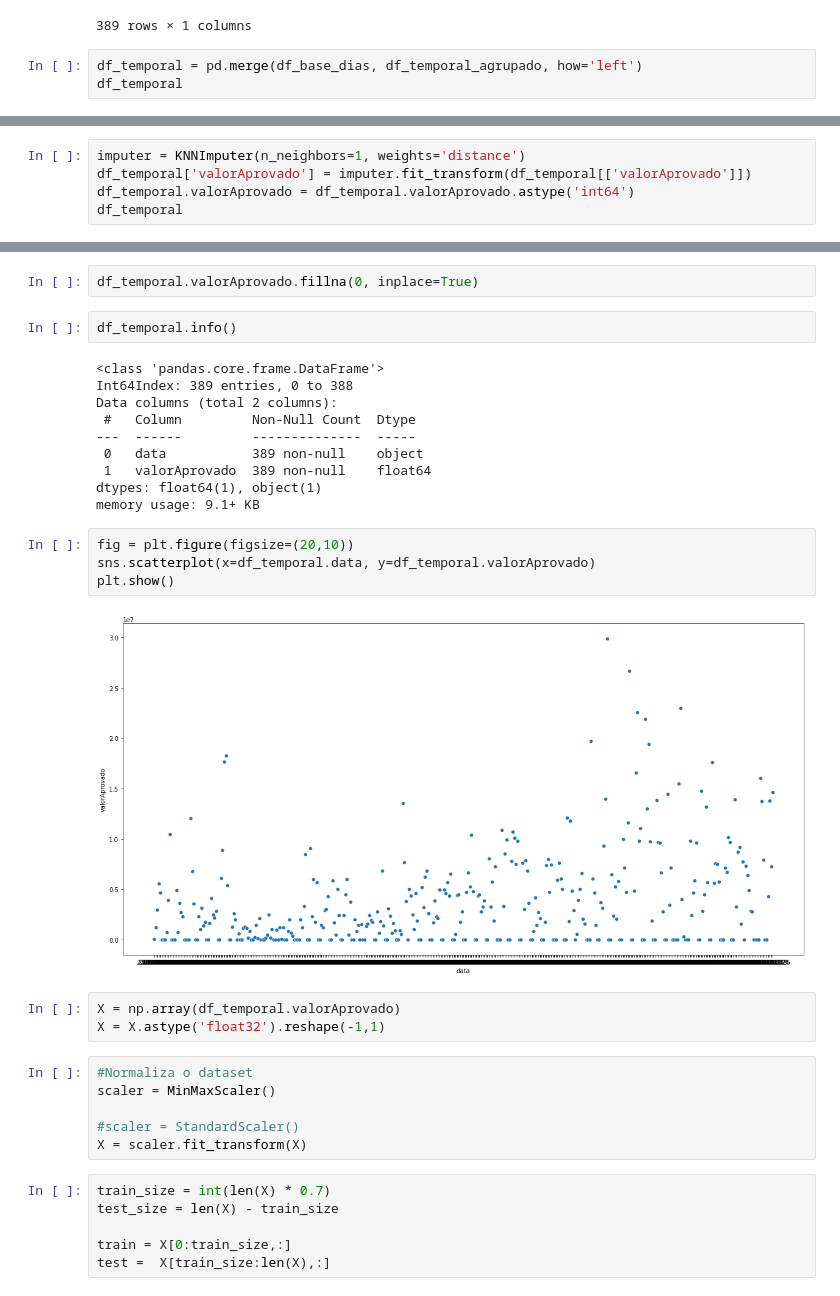
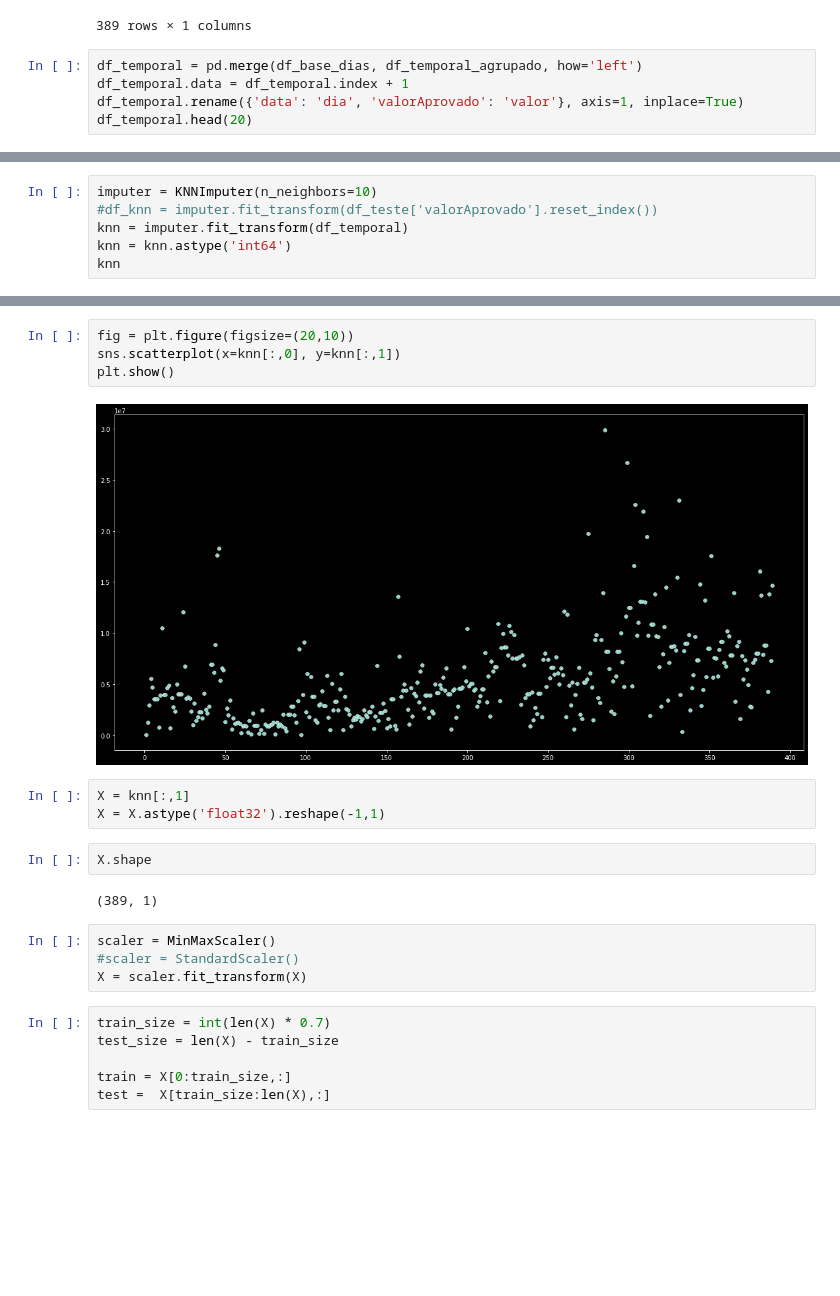
Before and after one commit to hgf777-br/trabalho-final-bootcamp, a Jupyter notebook: Ex4-hgf.ipynb, the cells around one changed output, grey strips where cells are left out. Drawn from its saved outputs; the diff is of its cells as text; blank space fills up the shorter version.

```diff
--- a/Ex4-hgf.ipynb
+++ b/Ex4-hgf.ipynb
@@ -118,5 +133,7 @@ df_base_dias
 389 rows × 1 columns
 # %%
 df_temporal = pd.merge(df_base_dias, df_temporal_agrupado, how='left')
-df_temporal
+df_temporal.data = df_temporal.index + 1
+df_temporal.rename({'data': 'dia', 'valorAprovado': 'valor'}, axis=1, inplace=True)
+df_temporal.head(20)
 # %% [output]
@@ -152,6 +169,7 @@ plt.show()
 # %%
-imputer = KNNImputer(n_neighbors=1, weights='distance')
-df_temporal['valorAprovado'] = imputer.fit_transform(df_temporal[['valorAprovado']])
-df_temporal.valorAprovado = df_temporal.valorAprovado.astype('int64')
-df_temporal
+imputer = KNNImputer(n_neighbors=10)
+#df_knn = imputer.fit_transform(df_teste['valorAprovado'].reset_index())
+knn = imputer.fit_transform(df_temporal)
+knn = knn.astype('int64')
+knn
 # %% [output]
@@ -171,30 +193,18 @@ df_temporal
-# %%
-df_temporal.valorAprovado.fillna(0, inplace=True)
-# %%
-df_temporal.info()
-# %% [output]
-<class 'pandas.core.frame.DataFrame'>
-Int64Index: 389 entries, 0 to 388
-Data columns (total 2 columns):
- #   Column         Non-Null Count  Dtype
----  ------         --------------  -----
- 0   data           389 non-null    object
- 1   valorAprovado  389 non-null    float64
-dtypes: float64(1), object(1)
-memory usage: 9.1+ KB
 # %%
 fig = plt.figure(figsize=(20,10))
-sns.scatterplot(x=df_temporal.data, y=df_temporal.valorAprovado)
+sns.scatterplot(x=knn[:,0], y=knn[:,1])
 plt.show()
 # %% [output]
-[figure, old version]
+[figure, new version]
 # %%
-X = np.array(df_temporal.valorAprovado)
+X = knn[:,1]
 X = X.astype('float32').reshape(-1,1)
+# %%
+X.shape
+# %% [output]
+(389, 1)
 # %%
-#Normaliza o dataset
 scaler = MinMaxScaler()
-
 #scaler = StandardScaler()
 X = scaler.fit_transform(X)
 # %%
```
Also changed, not shown: parts of 20 cells of this notebook, 3 other files.
